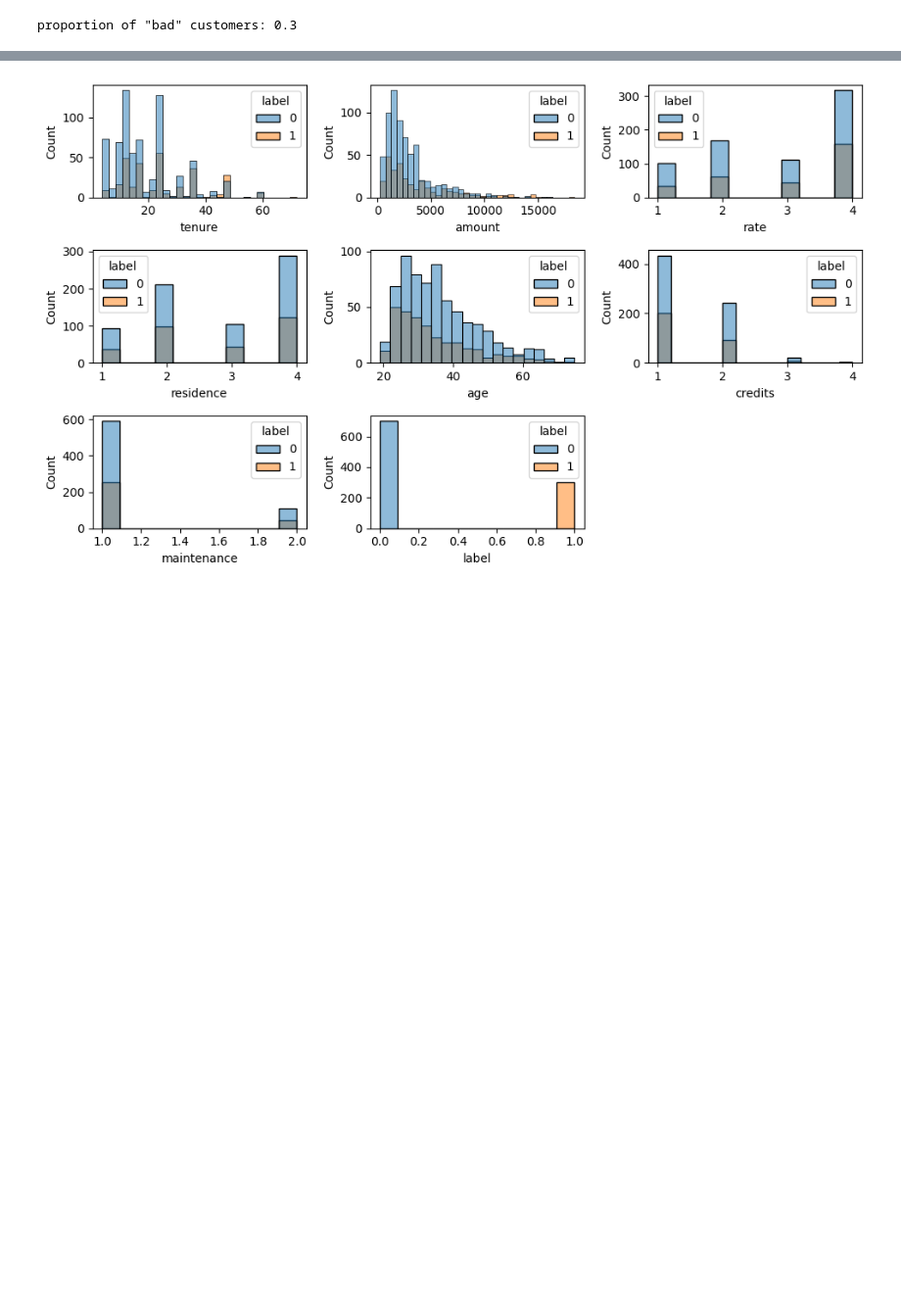
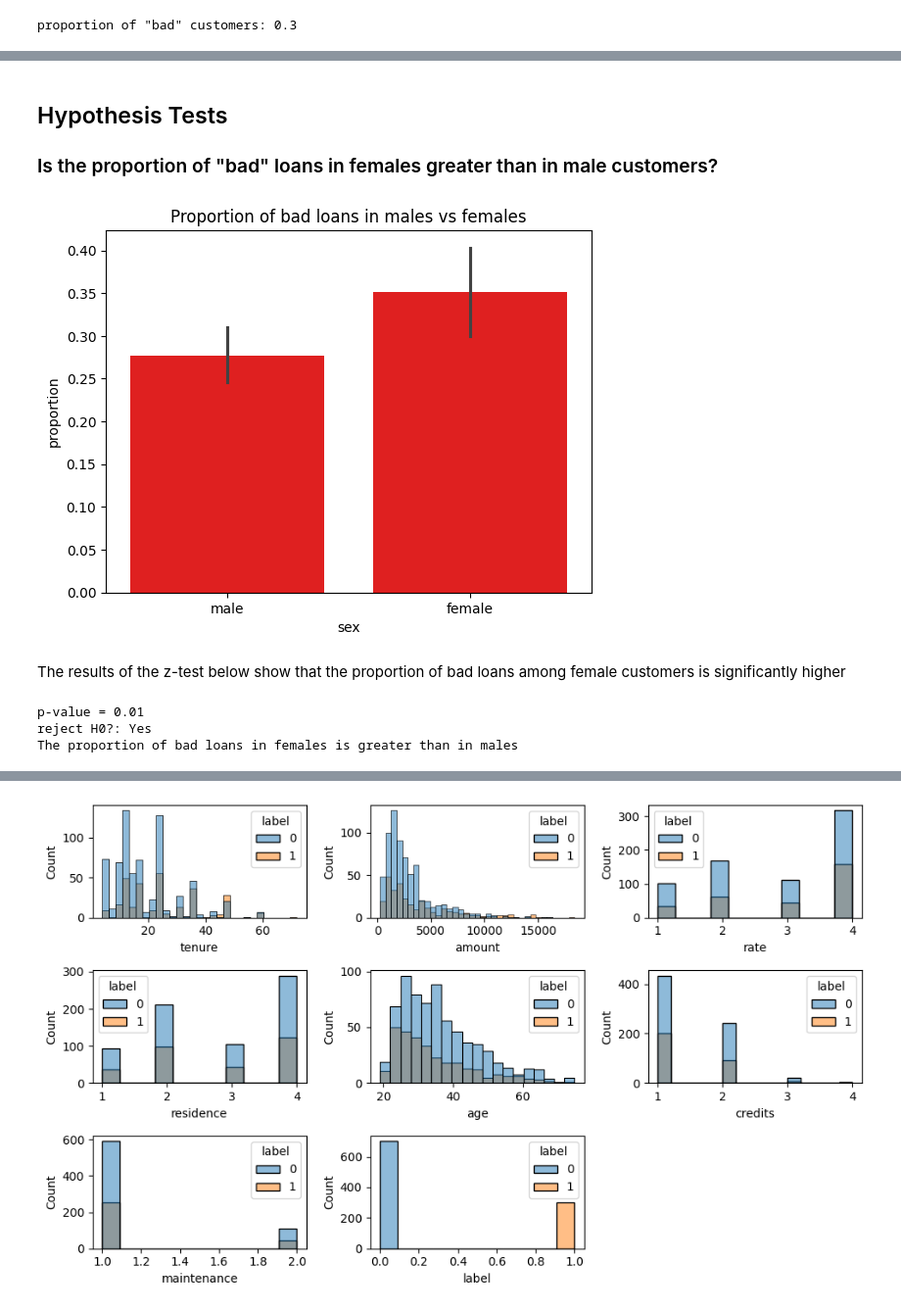
Before and after one commit to leztien/portfolio-project-classification-for-german-credit-database, a Jupyter notebook: exploratory_data_analysis.ipynb, the cells around one changed output, grey strips where cells are left out. Shown at 98% size. Saved outputs shown, nothing was run; the diff lists cells and outputs as text; code cells hidden in the pictures; blank space fills up the shorter version.

```diff
--- a/exploratory_data_analysis.ipynb
+++ b/exploratory_data_analysis.ipynb
@@ -247,7 +264,7 @@ for j, d in mapping.items():
         df.iloc[:, j] = df.iloc[:, j].map(d)
 # %%
-# Rearrange the columns: num, cat, label
-df = pd.concat([df.select_dtypes(np.number), df.select_dtypes('category'), df.select_dtypes(object)], axis=1)
+# Rearrange the columns: num, cat, str, label
+df = pd.concat([df.select_dtypes(np.number), df.select_dtypes('category'), df.select_dtypes('object')], axis=1)
 df['personal'] = df.pop('personal')
 df['label'] = df.pop('label')
 df.head()
@@ -293,0 +472,62 @@ proportion of "bad" customers: 0.3
+# %% [markdown]
+## Hypothesis Tests
+
+### Is the proportion of "bad" loans in females greater than in male customers?
+# %%
+ax = sns.barplot(df, x='sex', y='label', color='red')
+ax.set_ylabel("proportion")
+ax.set_title("Proportion of bad loans in males vs females");
+# %% [output]
+[figure, added]
+# %% [markdown]
+The results of the z-test below show that the proportion of bad loans among female customers is significantly higher
+# %%
+
+# Hypothesis Test for the difference in proportions
+
+"""
+A/B Test for the proportion of "bad" loans in male vs female customers
+
+Q: "Is the proportion of bad loans in males less than in females?"
+
+A = male
+B = female
+
+success = the "bad" class
+statistic: z
+alpha = 0.05
+alternative hypothesis: the first proportion (males) is less
+"""
+
+# Prepare the data
+data = df[['sex', 'label']].groupby('sex').agg(['size', 'mean'])
+data.columns = data.columns.droplevel(level=0)
+data.columns = ["count", "proportion"]
+data = data.reindex(index=['male', 'female'])
+
+# Test the requirements
+n1, p1, n2, p2 = data.values.ravel()
+all([n1 * p1 >= 10, n1 * (1 - p1) >= 10, n2 * p2 >= 10, n2 * (1 - p2) >= 10])   # all True
+
+# Combined proportion
+p = (n1*p1 + n2*p2) / (n1+n2)
+
+# Standard Error
+se = sqrt(p * (1 - p) * (1/n1 + 1/n2))
+
+# Compute the Test Statistic
+z = (p1 - p2) / se
+
+# Compute the p-value
+pvalue = norm.cdf(z)
+
+# Report
+print(f"p-value = {round(pvalue, 2)}")
+print(f"reject H0?: {'Yes' if pvalue < 0.05 else 'No'}")
+
+# Verdict
+print("The proportion of bad loans in females is greater than in males")
+# %% [output]
+p-value = 0.01
+reject H0?: Yes
+The proportion of bad loans in females is greater than in males
```
Also changed, not shown: parts of 79 cells of this notebook, 2 other files.
